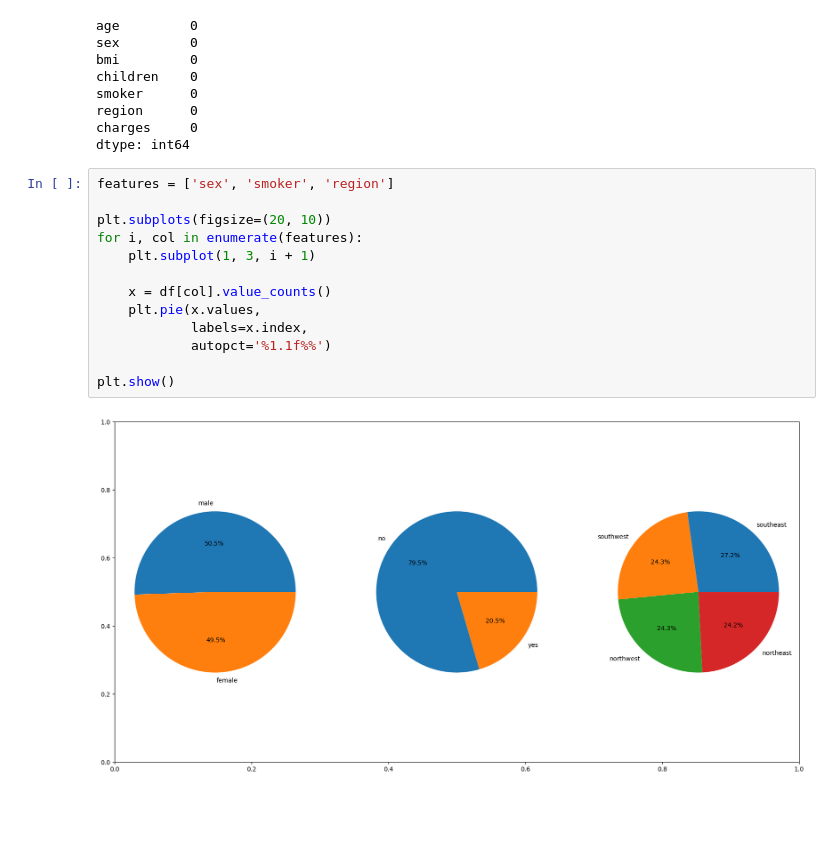
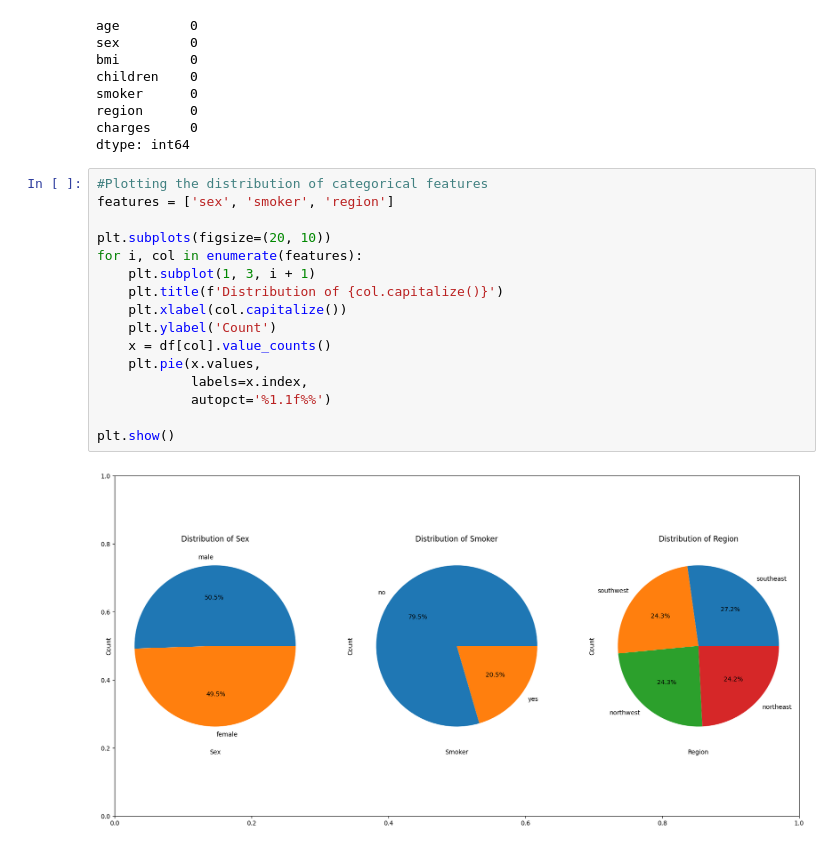
Before and after one commit to anthonybyamugisha/Insurance-Cost-Prediction-Model, a Jupyter notebook: insurance_cost.ipynb, the cells around one changed output. Cells and saved outputs as stored; diff of their text form; blank space fills up the shorter version.

```diff
--- a/insurance_cost.ipynb
+++ b/insurance_cost.ipynb
@@ -71,17 +71,20 @@ region      0
 charges     0
 dtype: int64
 # %%
+#Plotting the distribution of categorical features
 features = ['sex', 'smoker', 'region']
 
 plt.subplots(figsize=(20, 10))
 for i, col in enumerate(features):
     plt.subplot(1, 3, i + 1)
-
+    plt.title(f'Distribution of {col.capitalize()}')
+    plt.xlabel(col.capitalize())
+    plt.ylabel('Count')
     x = df[col].value_counts()
     plt.pie(x.values,
             labels=x.index,
             autopct='%1.1f%%')
 
 plt.show()
 # %% [output]
-[figure, old version]
+[figure, new version]
```
Also changed, not shown: parts of 4 cells of this notebook.
